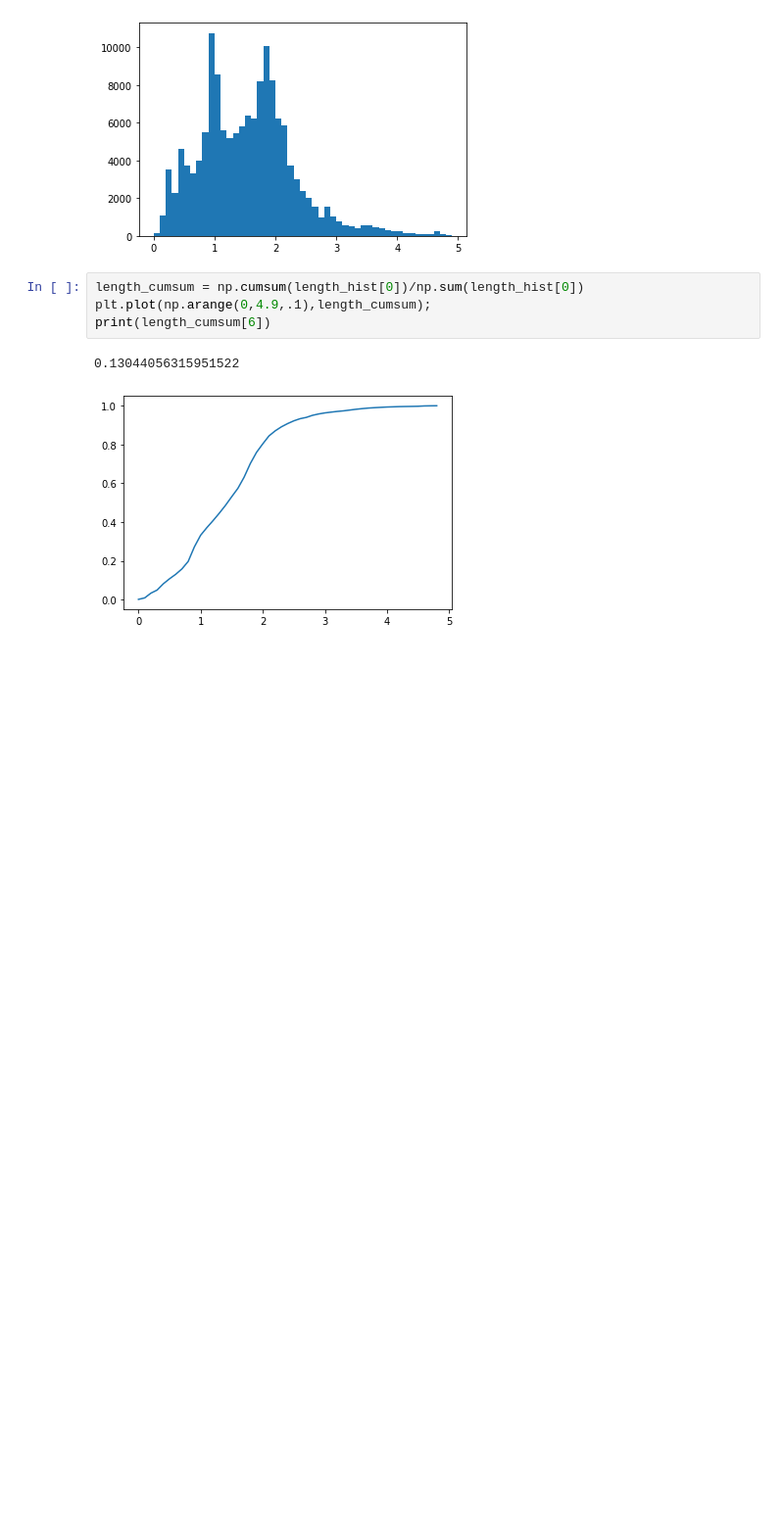
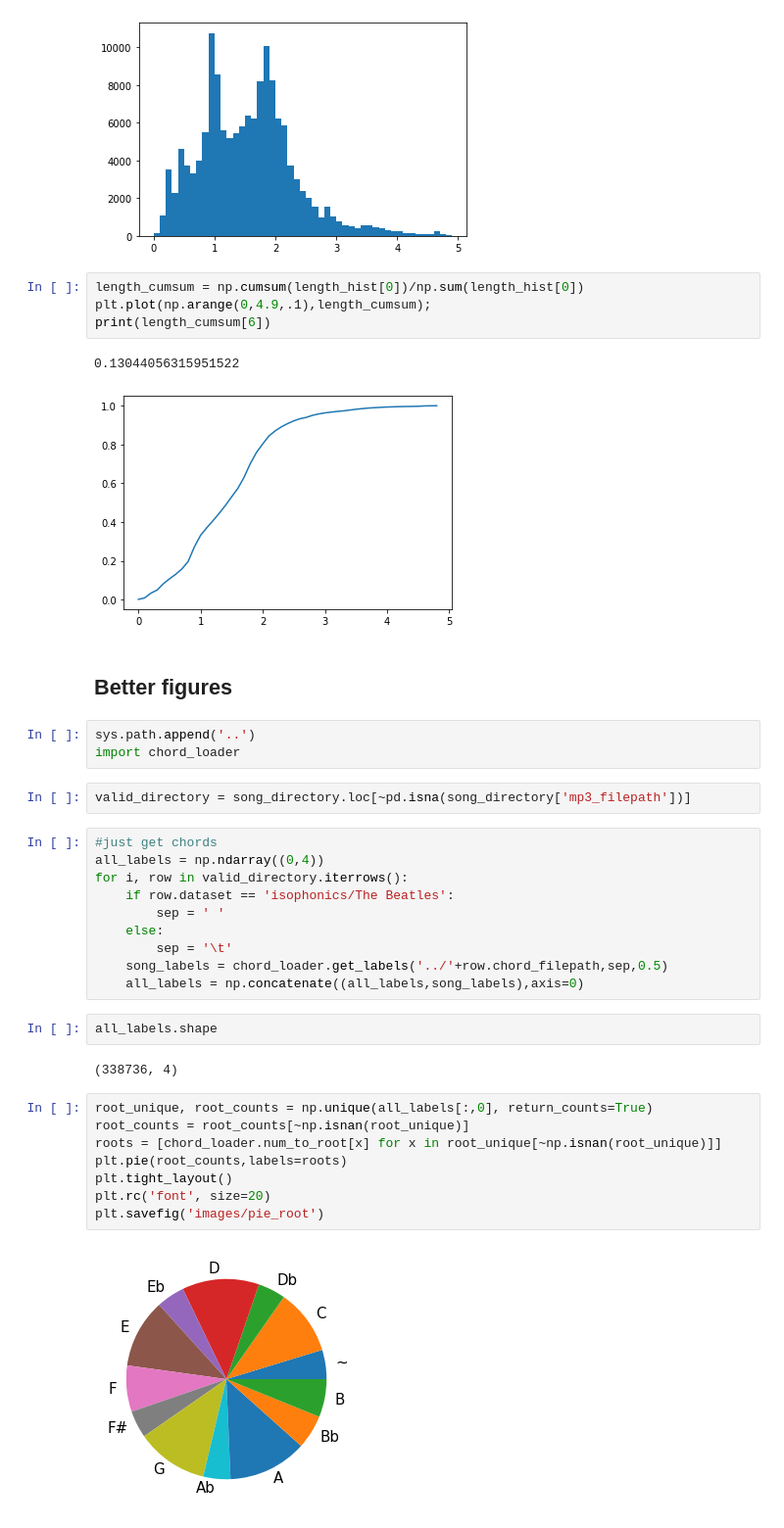
Before and after one commit to tristanlmiller/auto-guitar-tabs, a Jupyter notebook: initial_exploration/Data Characterization - chords.ipynb, the cells around one changed output. Shown at 98% size. Drawn from its saved outputs; the diff is of its cells as text; blank space fills up the shorter version.

```diff
--- a/initial_exploration/Data Characterization - chords.ipynb
+++ b/initial_exploration/Data Characterization - chords.ipynb
@@ -392,3 +392,34 @@ print(length_cumsum[6])
 # %% [output]
 0.13044056315951522
 [figure]
+# %% [markdown]
+## Better figures
+# %%
+sys.path.append('..')
+import chord_loader
+# %%
+valid_directory = song_directory.loc[~pd.isna(song_directory['mp3_filepath'])]
+# %%
+#just get chords
+all_labels = np.ndarray((0,4))
+for i, row in valid_directory.iterrows():
+    if row.dataset == 'isophonics/The Beatles':
+        sep = ' '
+    else:
+        sep = '\t'
+    song_labels = chord_loader.get_labels('../'+row.chord_filepath,sep,0.5)
+    all_labels = np.concatenate((all_labels,song_labels),axis=0)
+# %%
+all_labels.shape
+# %% [output]
+(338736, 4)
+# %%
+root_unique, root_counts = np.unique(all_labels[:,0], return_counts=True)
+root_counts = root_counts[~np.isnan(root_unique)]
+roots = [chord_loader.num_to_root[x] for x in root_unique[~np.isnan(root_unique)]]
+plt.pie(root_counts,labels=roots)
+plt.tight_layout()
+plt.rc('font', size=20)
+plt.savefig('images/pie_root')
+# %% [output]
+[figure, added]
```
Also changed, not shown: parts of 4 cells of this notebook, 8 other files.
